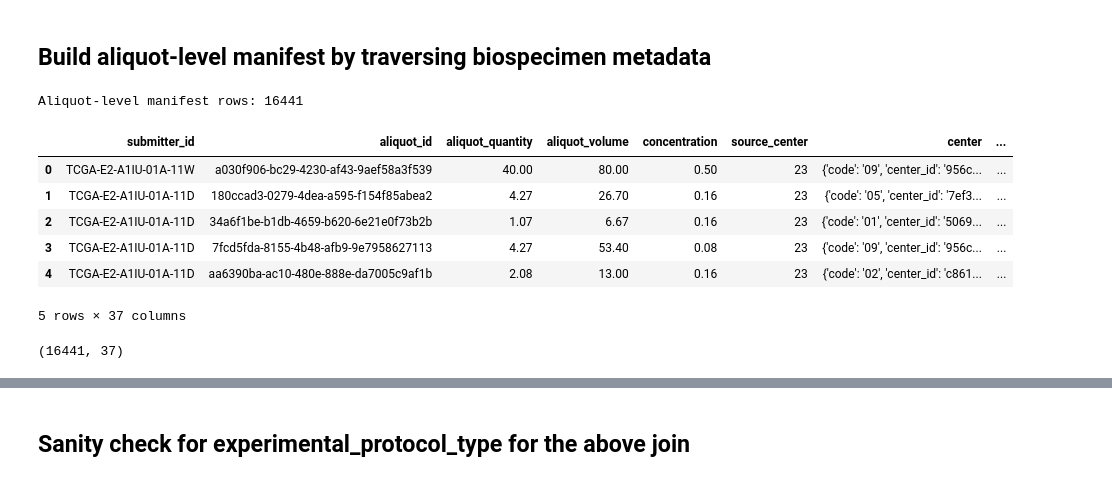
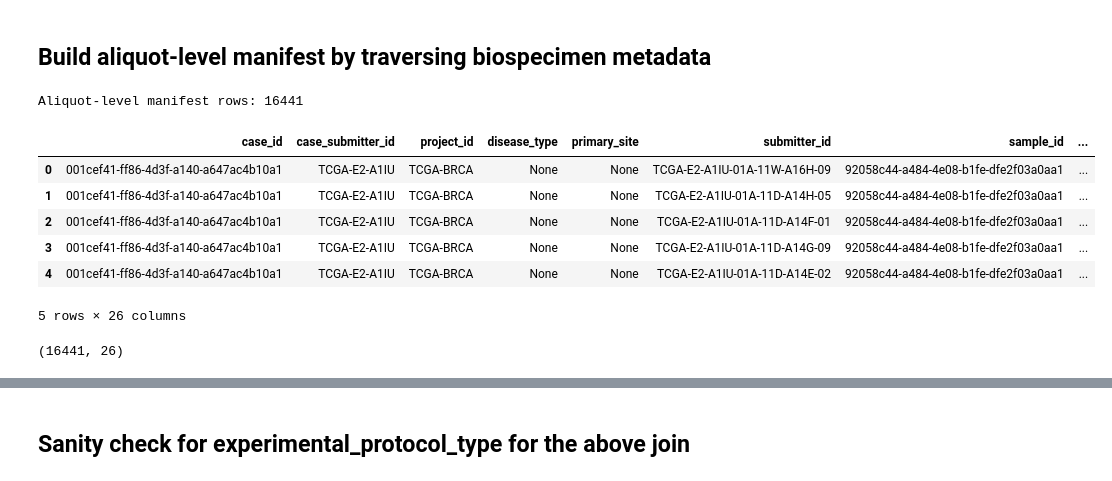
Before and after one commit to sarthak-arora1997/tcga-brca-multiomics-subtyping, a Jupyter notebook: notebooks/01_download_and_organize_data.ipynb, the cells around one changed output, grey strips where cells are left out. Saved outputs shown, nothing was run; the diff lists cells and outputs as text; code cells hidden in the pictures.

```diff
--- a/notebooks/01_download_and_organize_data.ipynb
+++ b/notebooks/01_download_and_organize_data.ipynb
@@ -158,55 +158,45 @@ Aliquots columns: ['aliquot_quantity', 'aliquot_id', 'source_center', 'updated_d
 # %% [markdown]
 ## Build aliquot-level manifest by traversing biospecimen metadata
 # %%
-def build_aliquot_manifest(records: list[dict[str, object]], expression_manifest: pd.DataFrame) -> pd.DataFrame:
+# Build aliquot-level manifest by traversing biospecimen metadata
+def build_aliquot_manifest(records: list[dict[str, object]]) -> pd.DataFrame:
     rows: list[dict[str, object]] = []
     for record in records:
-        case_info = {
+        case_base = {
             'case_id': record.get('case_id'),
-            'submitter_id': record.get('submitter_id'),
+            'case_submitter_id': record.get('submitter_id'),
             'project_id': (record.get('project') or {}).get('project_id'),
+            'disease_type': record.get('disease_type'),
+            'primary_site': record.get('primary_site'),
         }
         for sample in record.get('samples', []):
             sample_info = {k: sample.get(k) for k in ['submitter_id', 'sample_id', 'sample_type', 'specimen_type', 'tumor_descriptor', 'preservation_method', 'tissue_type', 'days_to_sample_procurement', 'days_to_collection']}
             for portion in sample.get('portions', []):
                 portion_info = {'portion_id': portion.get('portion_id')}
                 for analyte in portion.get('analytes', []):
                     analyte_info = {k: analyte.get(k) for k in ['analyte_id', 'submitter_id', 'analyte_type', 'experimental_protocol_type', 'normal_tumor_genotype_snp_match']}
                     for aliquot in analyte.get('aliquots', []):
-                        row = {k: aliquot.get(k) for k in ['submitter_id', 'aliquot_id', 'aliquot_quantity', 'aliquot_volume', 'concentration', 'source_center', 'center', 'state']}
-                        row.update(case_info)
-                        row.update(sample_info)
-                        row.update(portion_info)
-                        row.update(analyte_info)
+                        aliquot_info = {k: aliquot.get(k) for k in ['submitter_id', 'aliquot_id', 'aliquot_quantity', 'aliquot_volume', 'concentration', 'source_center', 'center', 'state']}
+                        row = {**case_base, **sample_info, **portion_info, **analyte_info, **aliquot_info}
                         rows.append(row)
-    df = pd.DataFrame(rows)
-    if df.empty:
-        return df
-    merged = df.merge(
-        expression_manifest,
-        how='left',
-        left_on='submitter_id',
-        right_on='entity_submitter_id',
-        suffixes=('', '_expression'),
-    )
-    return merged
+    return pd.DataFrame(rows)
 
-aliquot_manifest = build_aliquot_manifest(biospecimen_metadata_records, expression_index)
+aliquot_manifest = build_aliquot_manifest(biospecimen_metadata_records)
 print(f'Aliquot-level manifest rows: {len(aliquot_manifest)}')
 aliquot_manifest.head()
 # %% [output]
 Aliquot-level manifest rows: 16441
-|  | submitter_id | aliquot_id | aliquot_quantity | aliquot_volume | concentration | source_center | center | ... |
-| 0 | TCGA-E2-A1IU-01A-11W | a030f906-bc29-4230-af43-9aef58a3f539 | 40.00 | 80.00 | 0.50 | 23 | {'code': '09', 'center_id': '956c... | ... |
-| 1 | TCGA-E2-A1IU-01A-11D | 180ccad3-0279-4dea-a595-f154f85abea2 | 4.27 | 26.70 | 0.16 | 23 | {'code': '05', 'center_id': '7ef3... | ... |
-| 2 | TCGA-E2-A1IU-01A-11D | 34a6f1be-b1db-4659-b620-6e21e0f73b2b | 1.07 | 6.67 | 0.16 | 23 | {'code': '01', 'center_id': '5069... | ... |
-| 3 | TCGA-E2-A1IU-01A-11D | 7fcd5fda-8155-4b48-afb9-9e7958627113 | 4.27 | 53.40 | 0.08 | 23 | {'code': '09', 'center_id': '956c... | ... |
-| 4 | TCGA-E2-A1IU-01A-11D | aa6390ba-ac10-480e-888e-da7005c9af1b | 2.08 | 13.00 | 0.16 | 23 | {'code': '02', 'center_id': 'c861... | ... |
+|  | case_id | case_submitter_id | project_id | disease_type | primary_site | submitter_id | sample_id | ... |
+| 0 | 001cef41-ff86-4d3f-a140-a647ac4b10a1 | TCGA-E2-A1IU | TCGA-BRCA | None | None | TCGA-E2-A1IU-01A-11W-A16H-09 | 92058c44-a484-4e08-b1fe-dfe2f03a0aa1 | ... |
+| 1 | 001cef41-ff86-4d3f-a140-a647ac4b10a1 | TCGA-E2-A1IU | TCGA-BRCA | None | None | TCGA-E2-A1IU-01A-11D-A14H-05 | 92058c44-a484-4e08-b1fe-dfe2f03a0aa1 | ... |
+| 2 | 001cef41-ff86-4d3f-a140-a647ac4b10a1 | TCGA-E2-A1IU | TCGA-BRCA | None | None | TCGA-E2-A1IU-01A-11D-A14F-01 | 92058c44-a484-4e08-b1fe-dfe2f03a0aa1 | ... |
+| 3 | 001cef41-ff86-4d3f-a140-a647ac4b10a1 | TCGA-E2-A1IU | TCGA-BRCA | None | None | TCGA-E2-A1IU-01A-11D-A14G-09 | 92058c44-a484-4e08-b1fe-dfe2f03a0aa1 | ... |
+| 4 | 001cef41-ff86-4d3f-a140-a647ac4b10a1 | TCGA-E2-A1IU | TCGA-BRCA | None | None | TCGA-E2-A1IU-01A-11D-A14E-02 | 92058c44-a484-4e08-b1fe-dfe2f03a0aa1 | ... |
-5 rows × 37 columns
+5 rows × 26 columns
 # %%
 aliquot_manifest.shape
 # %% [output]
-(16441, 37)
+(16441, 26)
 # %%
 # # Load and inspect clinical cart metadata
 # clinical_metadata_path = PROJECT_ROOT / 'data' / 'raw' / 'clinical data' / 'clinical.cart.2025-12-07.json'
```
Also changed, not shown: parts of 28 cells of this notebook.
